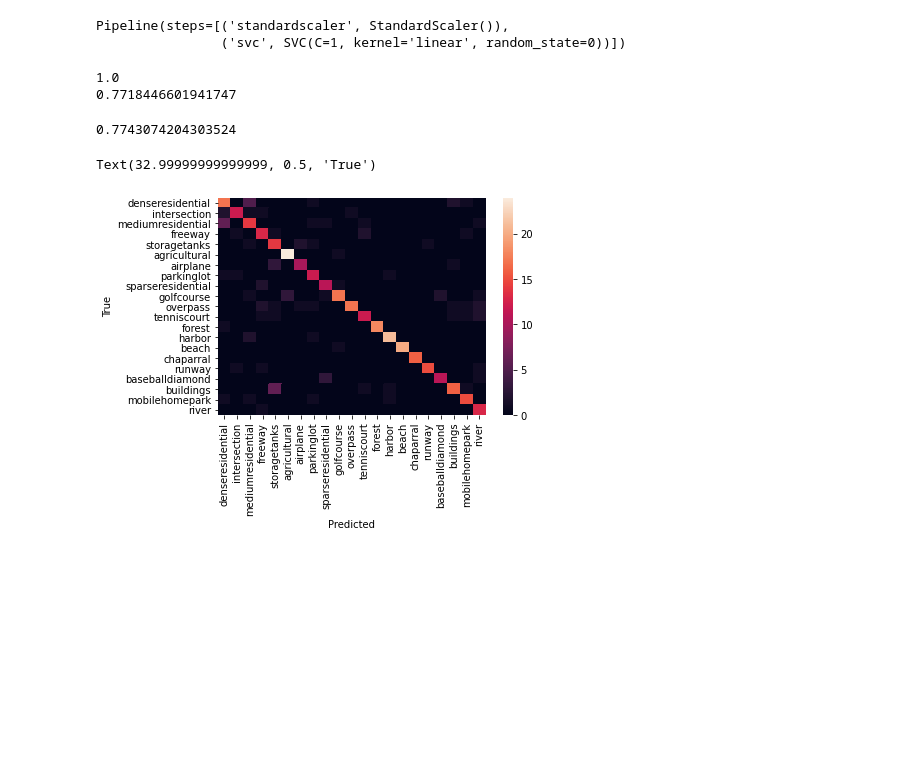
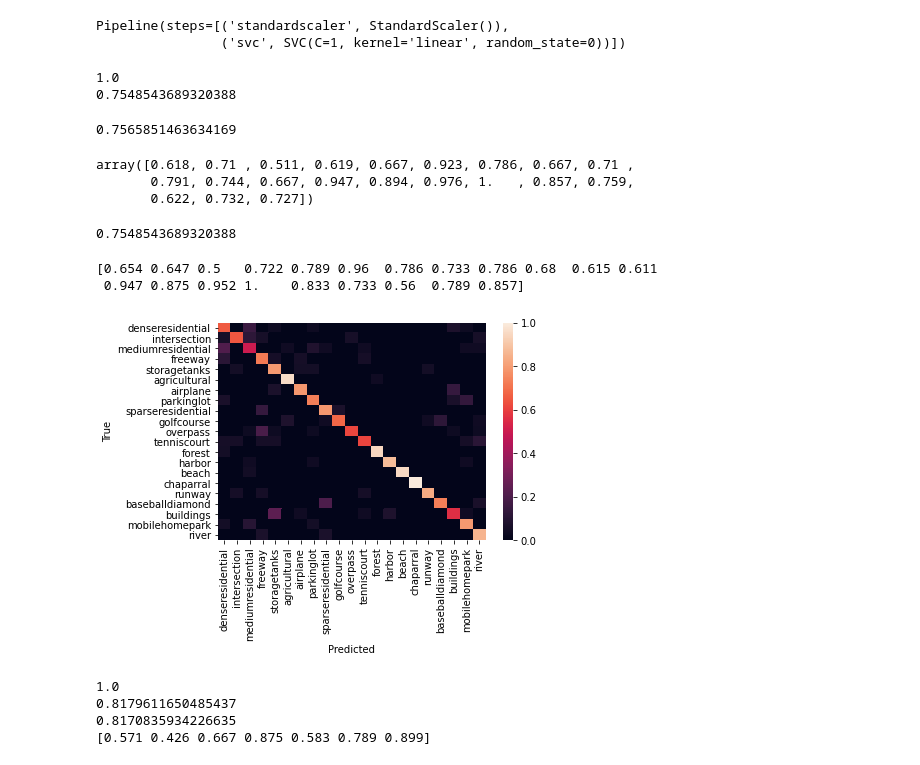
Before and after one commit to ai4er-cdt/gtc-exposure, a Jupyter notebook: notebooks/mja_tf/predict_from_features.ipynb, the cells around one changed output. Drawn from its saved outputs; the diff is of its cells as text; code cells hidden in the pictures; blank space fills up the shorter version.

Commit message:
Reduced class scheme for report

```diff
--- a/notebooks/mja_tf/predict_from_features.ipynb
+++ b/notebooks/mja_tf/predict_from_features.ipynb
@@ -38,7 +40,7 @@ True
 2.2.0
 GPUs available: [PhysicalDevice(name='/physical_device:GPU:0', device_type='GPU')]
 # %%
-model = tf.keras.models.load_model("UnsupervisedFeatureLearning20210308-131233+K100K900+M411M3600_ZCANormTrue_Seed0")
+model = tf.keras.models.load_model("UnsupervisedFeatureLearning20210308-130140+K100K900+M411M3700_ZCANormTrue")
 # %% [output]
 WARNING:tensorflow:No training configuration found in save file, so the model was *not* compiled. Compile it manually.
 # %%
@@ -152,20 +154,33 @@ print(clf.score(X_train, y_train))
 print(clf.score(X_test, y_test))
 # %% [output]
 1.0
-0.7718446601941747
+0.7548543689320388
 # %%
 f1_score(y_test, clf.predict(X_test), average="weighted")
 # %% [output]
-0.7743074204303524
+0.7565851463634169
+# %%
+f1_score(y_test, clf.predict(X_test), average=None)
+# %% [output]
+array([0.618, 0.71 , 0.511, 0.619, 0.667, 0.923, 0.786, 0.667, 0.71 ,
+       0.791, 0.744, 0.667, 0.947, 0.894, 0.976, 1.   , 0.857, 0.759,
+       0.622, 0.732, 0.727])
+# %%
+accuracy_score(y_test, clf.predict(X_test))
+# %% [output]
+0.7548543689320388
 # %%
 label_names = list(label_dict.values())
 
-conf = confusion_matrix(y_test, clf.predict(X_test))
+conf = confusion_matrix(y_test, clf.predict(X_test), normalize = 'true')
 
 ax = plt.axes()
 heatmap(conf, xticklabels=label_names, yticklabels=label_names, ax = ax)
 ax.set_xlabel('Predicted')
 ax.set_ylabel('True')
+
+print(conf.diagonal())
 # %% [output]
-Text(32.99999999999999, 0.5, 'True')
+[0.654 0.647 0.5   0.722 0.789 0.96  0.786 0.733 0.786 0.68  0.615 0.611
+ 0.947 0.875 0.952 1.    0.833 0.733 0.56  0.789 0.857]
-[figure, old version]
+[figure, new version]
@@ -171,0 +212,19 @@ Text(32.99999999999999, 0.5, 'True')
+# %%
+reduced_labels = np.array([map_classes(x) for x in labels])
+
+X_train2, X_test2, y_train2, y_test2 = train_test_split(scene_embeddings, reduced_labels, test_size=0.2, random_state=seed)
+
+clf2 = make_pipeline(StandardScaler(), SVC(**svm_params))
+clf2.fit(X_train2, y_train2)
+
+print(clf2.score(X_train2, y_train2))
+print(clf2.score(X_test2, y_test2))
+
+print(f1_score(y_test2, clf2.predict(X_test2), average="weighted"))
+
+print(f1_score(y_test2, clf2.predict(X_test2), average=None))
+# %% [output]
+1.0
+0.8179611650485437
+0.8170835934226635
+[0.571 0.426 0.667 0.875 0.583 0.789 0.899]
```
Also changed, not shown: parts of 5 cells of this notebook, 1 other file.
